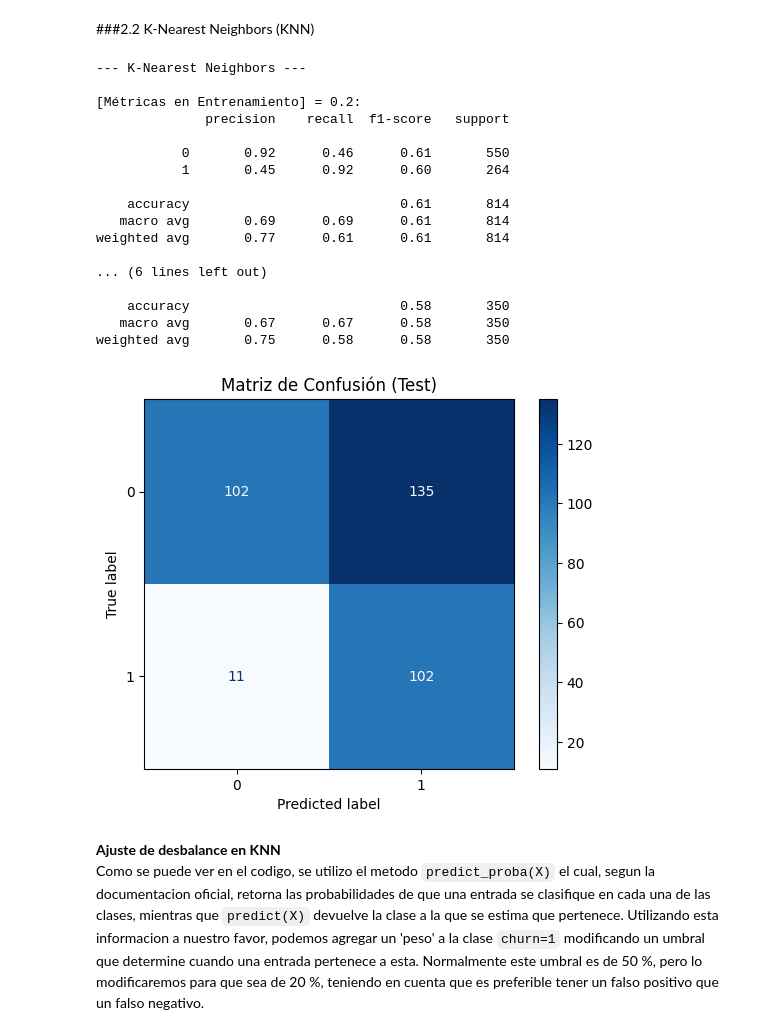
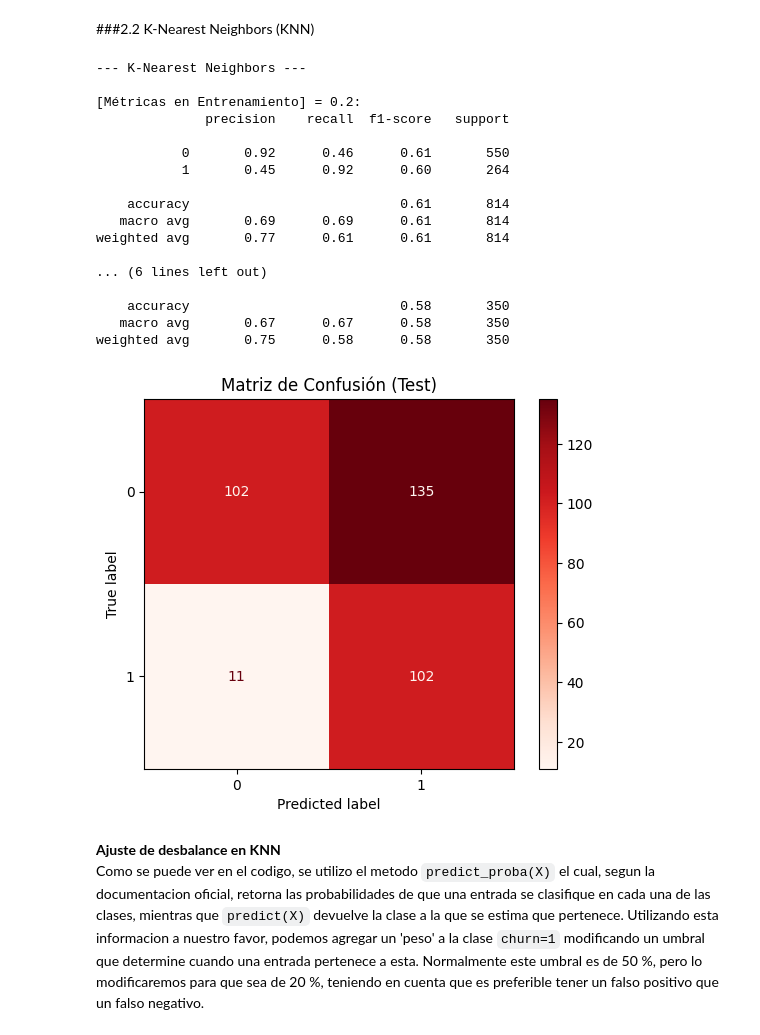
Before and after one commit to Santibareiro27/Inteligencia-Computacional, a Jupyter notebook: RA1_TP3/RA1_Trabajo_práctico_N°_3,_8.ipynb, the cells around one changed output. Cells and saved outputs as stored; diff of their text form; code cells hidden in the pictures.

```diff
--- a/RA1_TP3/RA1_Trabajo_práctico_N°_3,_8.ipynb
+++ b/RA1_TP3/RA1_Trabajo_práctico_N°_3,_8.ipynb
@@ -905,9 +907,11 @@ if 'id_cliente' in df_churn.columns:
 # Eliminamos las entradas sin el dato de 'facturacion_mensual'
 df_churn_clean = df_churn.dropna(subset=['facturacion_mensual']).copy()
 
+# Version del dataset para futuras comparaciones
+df_churn_tf = df_churn_clean.drop(columns = 'soporte_tecnico').copy()
+
 # Eliminamos las columnas de 'soporte_tecnico' y 'tiene_fibra' por su poca importancia
-columnas_a_eliminar = ['soporte_tecnico', 'tiene_fibra']
-df_churn_clean = df_churn_clean.drop(columns=columnas_a_eliminar)
+df_churn_clean = df_churn_clean.drop(columns=['soporte_tecnico', 'tiene_fibra']).copy()
 
 df_churn_clean.head()
 # %% [output]
@@ -1132,35 +1138,35 @@ print(classification_report(y_train, y_pred_train_custom))
 # 2. EVALUACION EN TEST
 prob_churn_test = knn_model.predict_proba(X_test_processed)[:, 1]
 y_pred_test_custom = (prob_churn_test >= umbral).astype(int)
 
 print(f"\n[Métricas en Test] = {umbral}:")
 print(classification_report(y_test, y_pred_test_custom))
 
 # Generar y mostrar la matriz de confusion para Test
 cm = confusion_matrix(y_test, y_pred_test_custom)
 disp = ConfusionMatrixDisplay(confusion_matrix=cm, display_labels=knn_model.classes_)
-disp.plot(cmap='Blues')
+disp.plot(cmap='Reds')
 plt.title(f'Matriz de Confusión (Test)')
 plt.show()
 # %% [output]
 --- K-Nearest Neighbors ---
 
 [Métricas en Entrenamiento] = 0.2:
               precision    recall  f1-score   support
 
            0       0.92      0.46      0.61       550
            1       0.45      0.92      0.60       264
 
     accuracy                           0.61       814
    macro avg       0.69      0.69      0.61       814
 weighted avg       0.77      0.61      0.61       814
 
 ... (6 lines left out)
 
     accuracy                           0.58       350
    macro avg       0.67      0.67      0.58       350
 weighted avg       0.75      0.58      0.58       350
-[figure, old version]
+[figure, new version]
 # %% [markdown]
 **Ajuste de desbalance en KNN**
 Como se puede ver en el codigo, se utilizo el metodo `predict_proba(X)` el cual, segun la documentacion oficial, retorna las probabilidades de que una entrada se clasifique en cada una de las clases, mientras que `predict(X)` devuelve la clase a la que se estima que pertenece. Utilizando esta informacion a nuestro favor, podemos agregar un 'peso' a la clase `churn=1` modificando un umbral que determine cuando una entrada pertenece a esta. Normalmente este umbral es de 50 %, pero lo modificaremos para que sea de 20 %, teniendo en cuenta que es preferible tener un falso positivo que un falso negativo.
```
Also changed, not shown: parts of 21 cells of this notebook.
